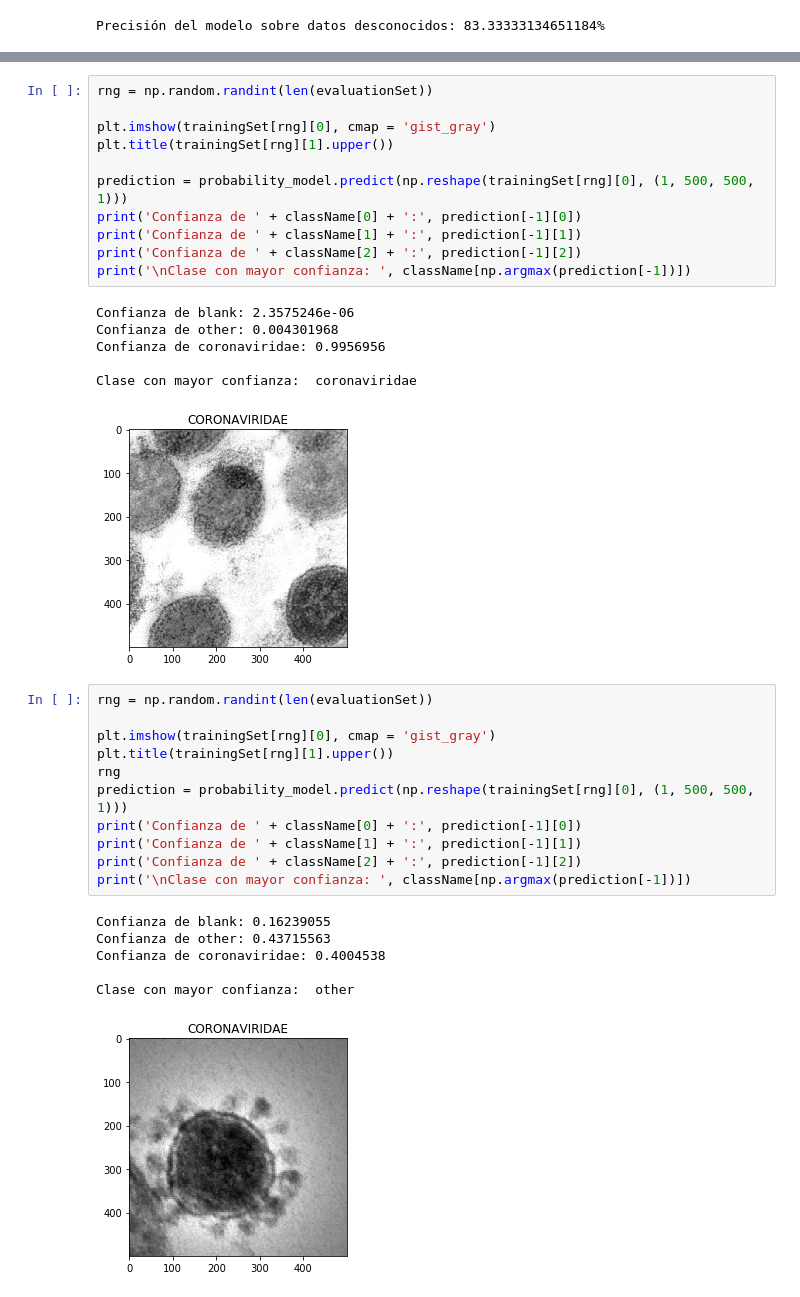
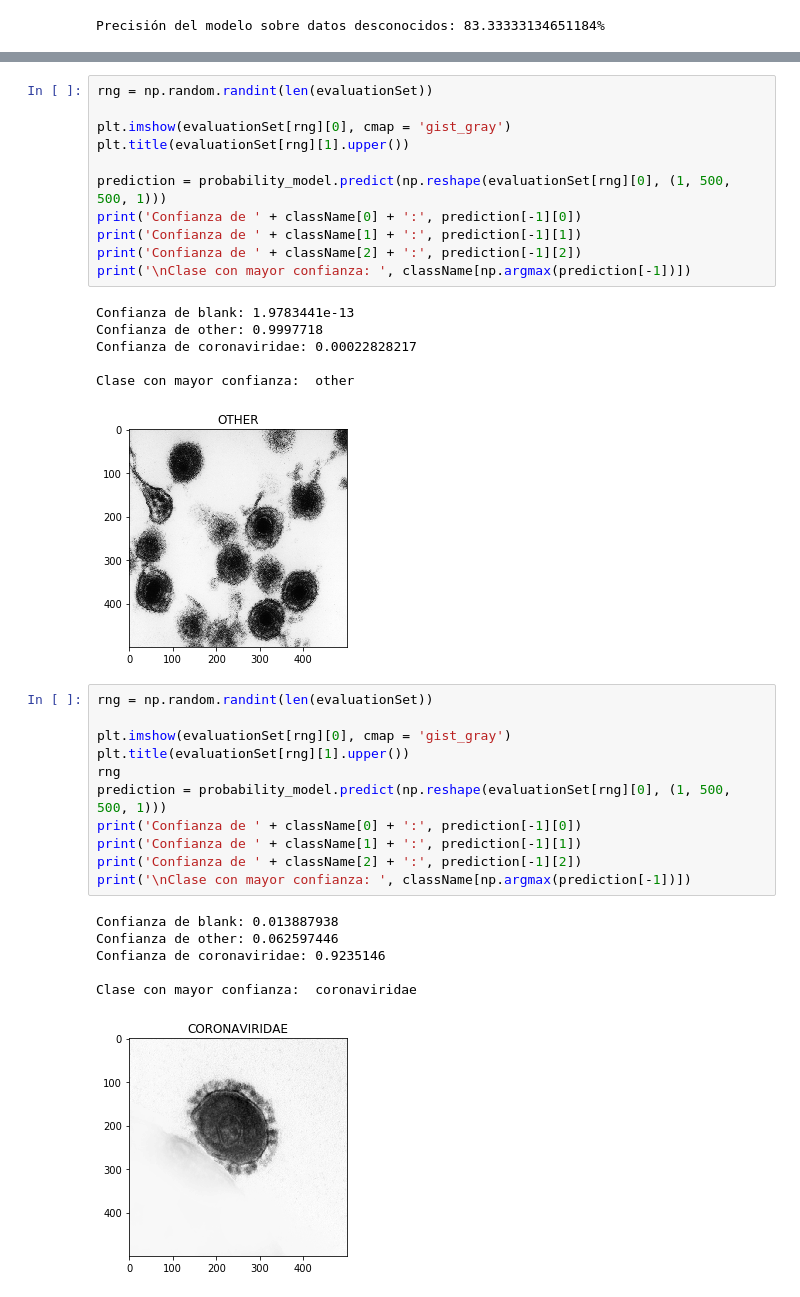
Before and after one commit to akua21/Trabajo-Final-AA, a Jupyter notebook: Clasificador/Evaluacion.ipynb, the cells around one changed output, grey strips where cells are left out. Saved outputs shown, nothing was run; the diff lists cells and outputs as text.

```diff
--- a/Clasificador/Evaluacion.ipynb
+++ b/Clasificador/Evaluacion.ipynb
@@ -154,36 +154,36 @@ Clase con mayor confianza:  coronaviridae
 # %%
 rng = np.random.randint(len(evaluationSet))
 
-plt.imshow(trainingSet[rng][0], cmap = 'gist_gray')
-plt.title(trainingSet[rng][1].upper())
+plt.imshow(evaluationSet[rng][0], cmap = 'gist_gray')
+plt.title(evaluationSet[rng][1].upper())
 
-prediction = probability_model.predict(np.reshape(trainingSet[rng][0], (1, 500, 500, 1)))
+prediction = probability_model.predict(np.reshape(evaluationSet[rng][0], (1, 500, 500, 1)))
 print('Confianza de ' + className[0] + ':', prediction[-1][0])
 print('Confianza de ' + className[1] + ':', prediction[-1][1])
 print('Confianza de ' + className[2] + ':', prediction[-1][2])
 print('\nClase con mayor confianza: ', className[np.argmax(prediction[-1])])
 # %% [output]
-Confianza de blank: 2.3575246e-06
-Confianza de other: 0.004301968
-Confianza de coronaviridae: 0.9956956
+Confianza de blank: 1.9783441e-13
+Confianza de other: 0.9997718
+Confianza de coronaviridae: 0.00022828217
 
-Clase con mayor confianza:  coronaviridae
+Clase con mayor confianza:  other
-[figure, old version]
+[figure, new version]
 # %%
 rng = np.random.randint(len(evaluationSet))
 
-plt.imshow(trainingSet[rng][0], cmap = 'gist_gray')
-plt.title(trainingSet[rng][1].upper())
+plt.imshow(evaluationSet[rng][0], cmap = 'gist_gray')
+plt.title(evaluationSet[rng][1].upper())
 rng
-prediction = probability_model.predict(np.reshape(trainingSet[rng][0], (1, 500, 500, 1)))
+prediction = probability_model.predict(np.reshape(evaluationSet[rng][0], (1, 500, 500, 1)))
 print('Confianza de ' + className[0] + ':', prediction[-1][0])
 print('Confianza de ' + className[1] + ':', prediction[-1][1])
 print('Confianza de ' + className[2] + ':', prediction[-1][2])
 print('\nClase con mayor confianza: ', className[np.argmax(prediction[-1])])
 # %% [output]
-Confianza de blank: 0.16239055
-Confianza de other: 0.43715563
-Confianza de coronaviridae: 0.4004538
+Confianza de blank: 0.013887938
+Confianza de other: 0.062597446
+Confianza de coronaviridae: 0.9235146
 
-Clase con mayor confianza:  other
+Clase con mayor confianza:  coronaviridae
-[figure, old version]
+[figure, new version]
```
Also changed, not shown: parts of 4 cells of this notebook, 22 other files.
